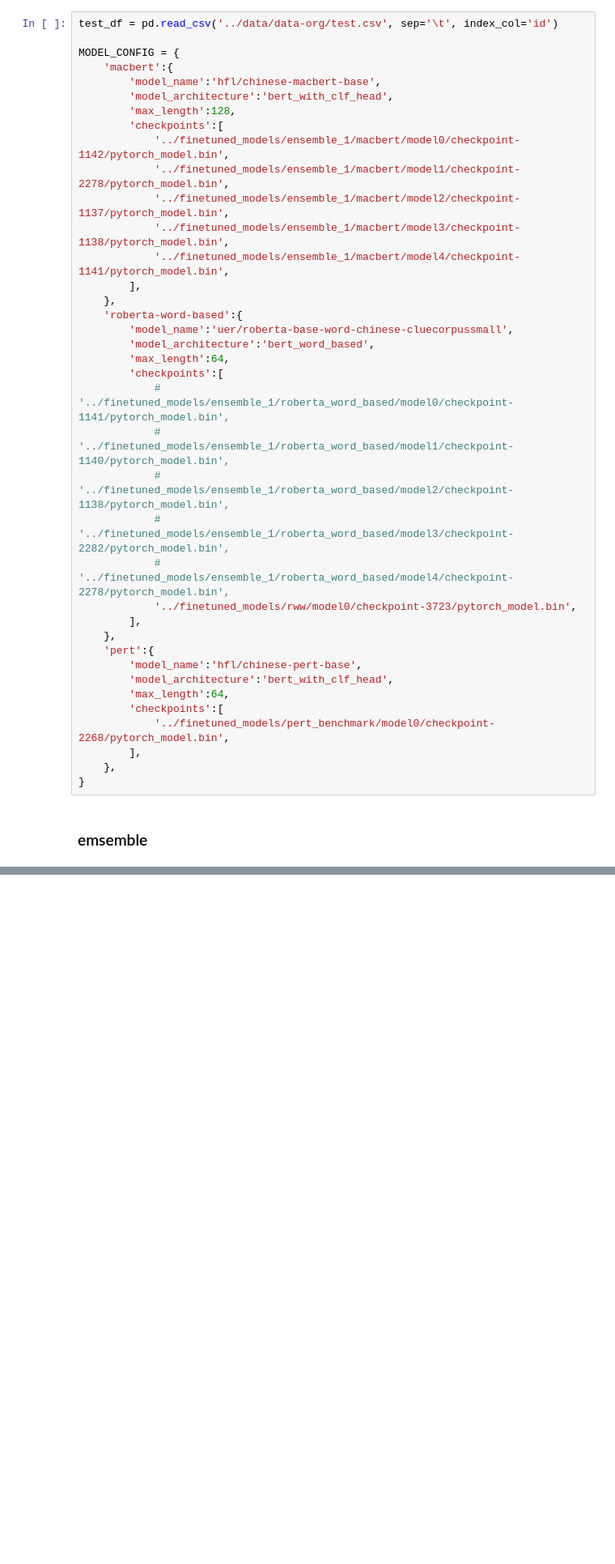
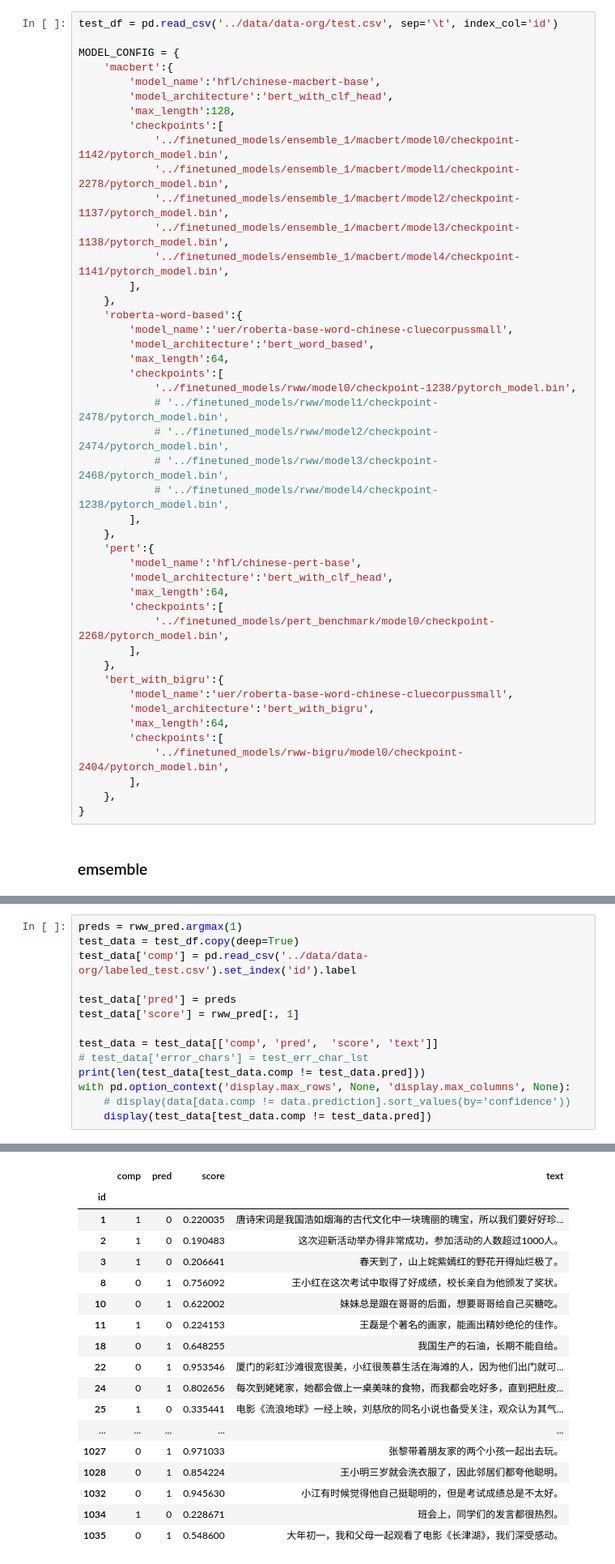
Before and after one commit to holajoa/chinese-grammar-error-detection, a Jupyter notebook: notebooks/pipeline.ipynb, the cells around one changed output, grey strips where cells are left out. Shown at 81% size. Drawn from its saved outputs; the diff is of its cells as text; blank space fills up the shorter version.

```diff
--- a/notebooks/pipeline.ipynb
+++ b/notebooks/pipeline.ipynb
@@ -115,12 +116,11 @@ MODEL_CONFIG = {
         'model_architecture':'bert_word_based',
         'max_length':64,
         'checkpoints':[
-            # '../finetuned_models/ensemble_1/roberta_word_based/model0/checkpoint-1141/pytorch_model.bin',
-            # '../finetuned_models/ensemble_1/roberta_word_based/model1/checkpoint-1140/pytorch_model.bin',
-            # '../finetuned_models/ensemble_1/roberta_word_based/model2/checkpoint-1138/pytorch_model.bin',
-            # '../finetuned_models/ensemble_1/roberta_word_based/model3/checkpoint-2282/pytorch_model.bin',
-            # '../finetuned_models/ensemble_1/roberta_word_based/model4/checkpoint-2278/pytorch_model.bin',
-            '../finetuned_models/rww/model0/checkpoint-3723/pytorch_model.bin',
+            '../finetuned_models/rww/model0/checkpoint-1238/pytorch_model.bin',
+            # '../finetuned_models/rww/model1/checkpoint-2478/pytorch_model.bin',
+            # '../finetuned_models/rww/model2/checkpoint-2474/pytorch_model.bin',
+            # '../finetuned_models/rww/model3/checkpoint-2468/pytorch_model.bin',
+            # '../finetuned_models/rww/model4/checkpoint-1238/pytorch_model.bin',
         ],
     },
     'pert':{
@@ -131,6 +131,14 @@ MODEL_CONFIG = {
             '../finetuned_models/pert_benchmark/model0/checkpoint-2268/pytorch_model.bin',
         ],
     },
+    'bert_with_bigru':{
+        'model_name':'uer/roberta-base-word-chinese-cluecorpussmall',
+        'model_architecture':'bert_with_bigru',
+        'max_length':64,
+        'checkpoints':[
+            '../finetuned_models/rww-bigru/model0/checkpoint-2404/pytorch_model.bin',
+        ],
+    },
 }
 # %% [markdown]
 ### emsemble
@@ -153,3 +161,18 @@ Some weights of the model checkpoint at uer/roberta-base-word-chinese-cluecorpus
 - This IS NOT expected if you are initializing BertModel from the checkpoint of a model that you expect to be exactly identical (initializing a BertForSequenceClassification model from a BertForSequen ...
 Some weights of BertModel were not initialized from the model checkpoint at uer/roberta-base-word-chinese-cluecorpussmall and are newly initialized: ['bert.pooler.dense.bias', 'bert.pooler.dense.weigh ...
 You should probably TRAIN this model on a down-stream task to be able to use it for predictions and inference.
+# %%
+preds = rww_pred.argmax(1)
+test_data = test_df.copy(deep=True)
+test_data['comp'] = pd.read_csv('../data/data-org/labeled_test.csv').set_index('id').label
+
+test_data['pred'] = preds
+test_data['score'] = rww_pred[:, 1]
+
+test_data = test_data[['comp', 'pred',  'score', 'text']]
+# test_data['error_chars'] = test_err_char_lst
+print(len(test_data[test_data.comp != test_data.pred]))
+with pd.option_context('display.max_rows', None, 'display.max_columns', None):
+    # display(data[data.comp != data.prediction].sort_values(by='confidence'))
+    display(test_data[test_data.comp != test_data.pred])
+# %% [output]
@@ -156,3 +180,21 @@ You should probably TRAIN this model on a down-stream task to be able to use it
+|  | comp | pred | score | text |
+| id |  |  |  |  |
+| 1 | 1 | 0 | 0.220035 | 唐诗宋词是我国浩如烟海的古代文化中一块瑰丽的瑰宝，所以我们要好好珍... |
+| 2 | 1 | 0 | 0.190483 | 这次迎新活动举办得非常成功，参加活动的人数超过1000人。 |
+| 3 | 1 | 0 | 0.206641 | 春天到了，山上姹紫嫣红的野花开得灿烂极了。 |
+| 8 | 0 | 1 | 0.756092 | 王小红在这次考试中取得了好成绩，校长亲自为他颁发了奖状。 |
+| 10 | 0 | 1 | 0.622002 | 妹妹总是跟在哥哥的后面，想要哥哥给自己买糖吃。 |
+| 11 | 1 | 0 | 0.224153 | 王磊是个著名的画家，能画出精妙绝伦的佳作。 |
+| 18 | 0 | 1 | 0.648255 | 我国生产的石油，长期不能自给。 |
+| 22 | 0 | 1 | 0.953546 | 厦门的彩虹沙滩很宽很美，小红很羡慕生活在海滩的人，因为他们出门就可... |
+| 24 | 0 | 1 | 0.802656 | 每次到姥姥家，她都会做上一桌美味的食物，而我都会吃好多，直到把肚皮... |
+| 25 | 1 | 0 | 0.335441 | 电影《流浪地球》一经上映，刘慈欣的同名小说也备受关注，观众认为其气... |
+| ... | ... | ... | ... | ... |
+| 1027 | 0 | 1 | 0.971033 | 张黎带着朋友家的两个小孩一起出去玩。 |
+| 1028 | 0 | 1 | 0.854224 | 王小明三岁就会洗衣服了，因此邻居们都夸他聪明。 |
+| 1032 | 0 | 1 | 0.945630 | 小江有时候觉得他自己挺聪明的，但是考试成绩总是不太好。 |
+| 1034 | 1 | 0 | 0.228671 | 班会上，同学们的发言都很热烈。 |
+| 1035 | 0 | 1 | 0.548600 | 大年初一，我和父母一起观看了电影《长津湖》，我们深受感动。 |
 # %% [markdown]
 ### single model
 # %%
```
Also changed, not shown: parts of 7 cells of this notebook, 17 other files.
